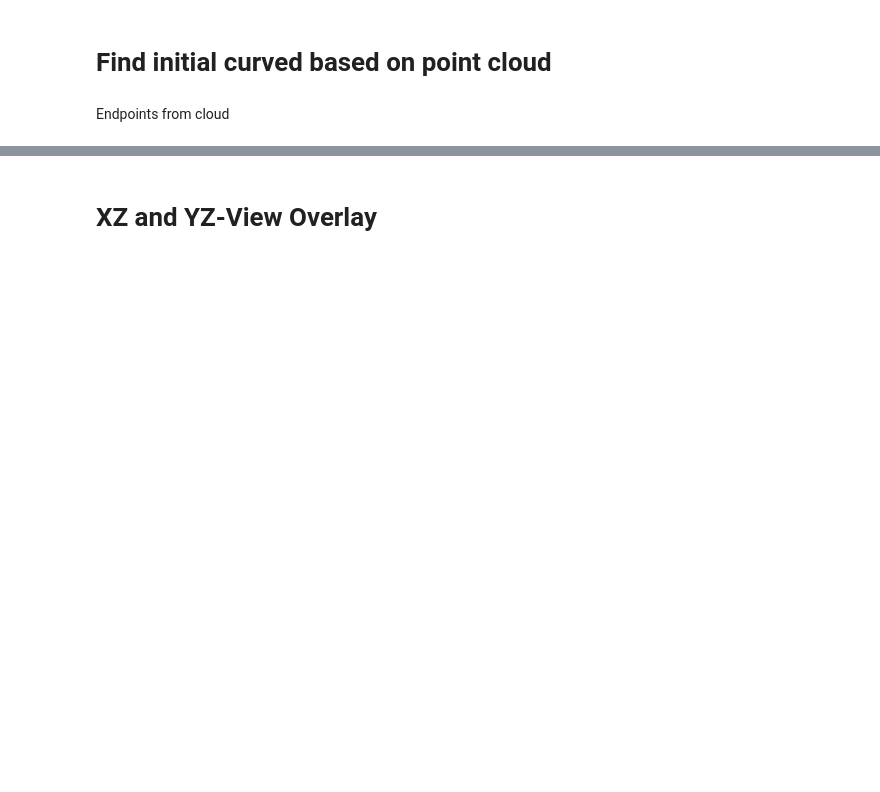
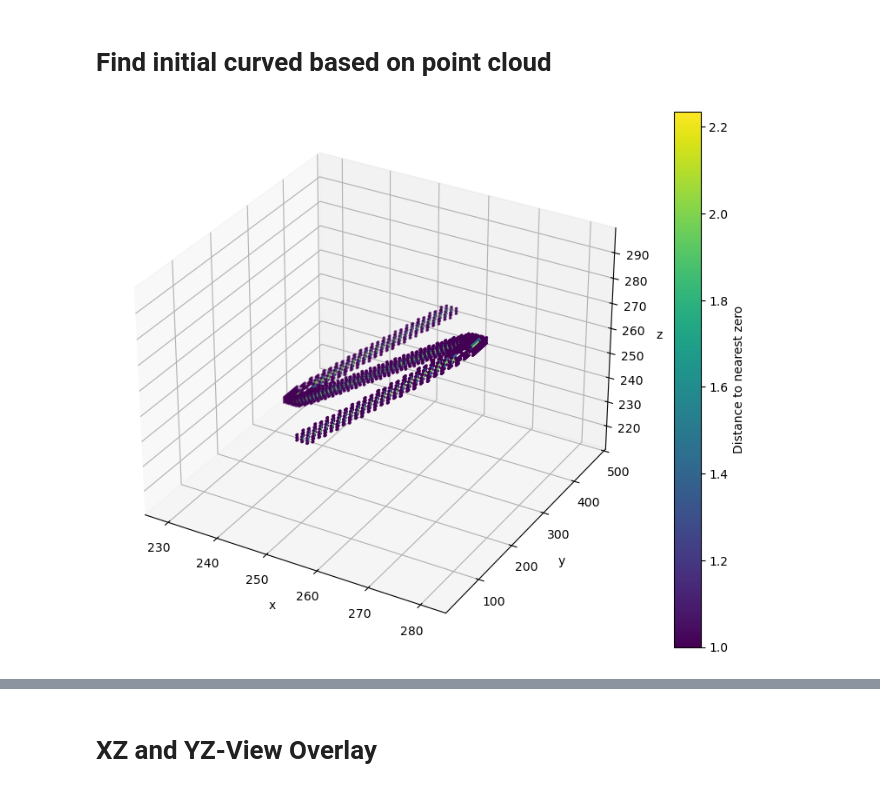
Before and after one commit to josef-lin/HFSP-dodder, a Jupyter notebook: src/data-reconstruction/probability-reconstruction.ipynb, the cells around one changed output, grey strips where cells are left out. Saved outputs shown, nothing was run; the diff lists cells and outputs as text; code cells hidden in the pictures; blank space fills up the shorter version.

```diff
--- a/src/data-reconstruction/probability-reconstruction.ipynb
+++ b/src/data-reconstruction/probability-reconstruction.ipynb
@@ -172,14 +194,29 @@ plt.show()
 # %% [markdown]
 # Find initial curved based on point cloud
 # %%
-from skimage.morphology import skeletonize
-alpha = 0.95
-threshold = alpha * np.max(R)
-binary = R > threshold
-skel = skeletonize(binary)
+from scipy import ndimage
+distance, nearest_zero = ndimage.distance_transform_edt(mask, return_indices=True)
 
-binary_pts = np.array(np.where(binary)) # full tube
-skel_pts = np.array(np.where(skel)) # skeleton
-# R is the probability field
+mask_distance = distance > 0
+
+x1, y1, z1 = np.where(mask_distance)
+
+fig = plt.figure(figsize=(10, 8))
+ax = fig.add_subplot(111, projection="3d")
+
+sc = ax.scatter(
+    x1, y1, z1,
+    c=distance[mask_distance],
+    cmap="viridis",
+    s=2
+)
+
+fig.colorbar(sc, ax=ax, label="Distance to nearest zero")
+
+ax.set_xlabel("x")
+ax.set_ylabel("y")
+ax.set_zlabel("z")
+
+plt.show()
+# %% [output]
+[figure, added]
-# %% [markdown]
-Endpoints from cloud
```
Also changed, not shown: parts of 17 cells of this notebook.
